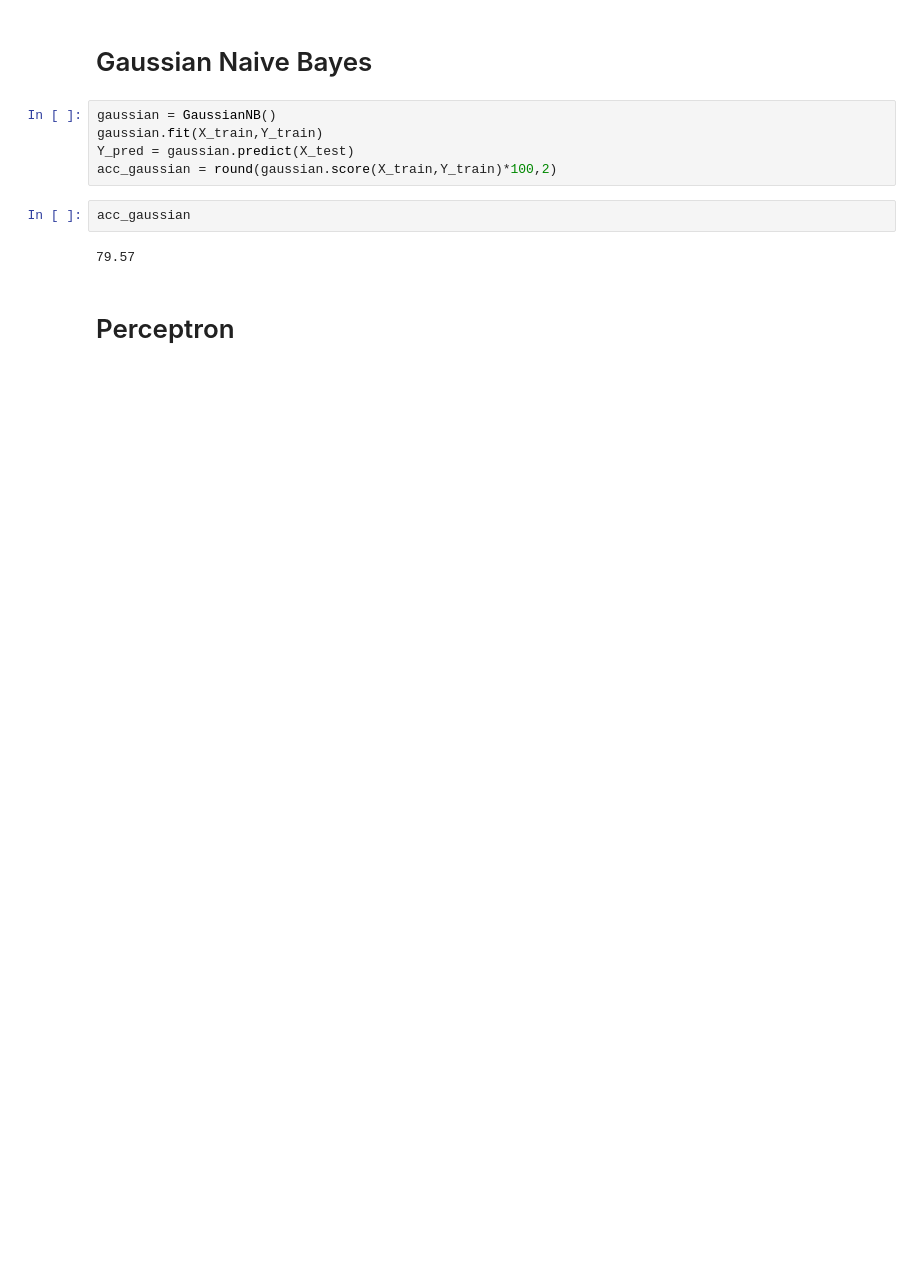
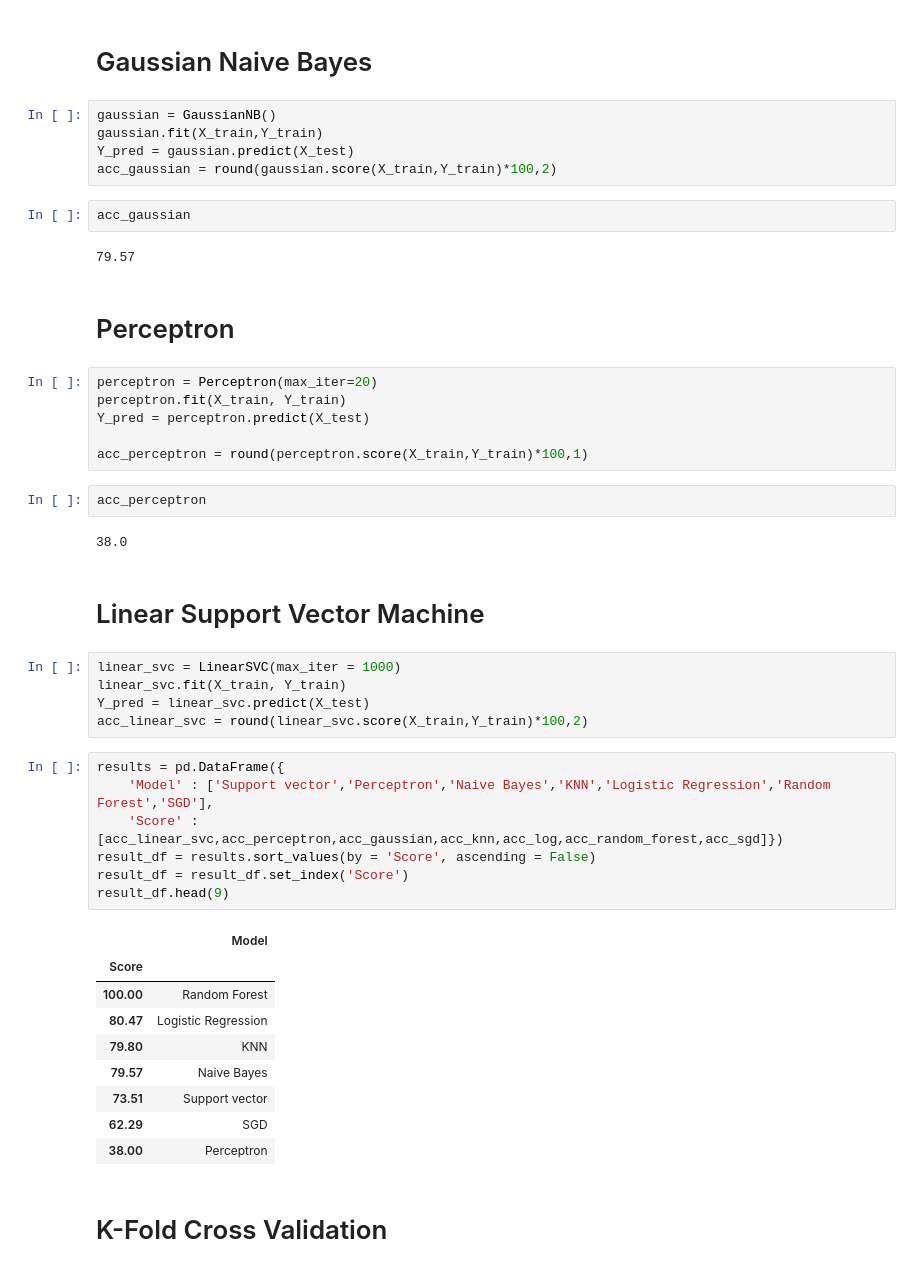
Before and after one commit to sheikhmunim/Titanic-Survival-Prediction-, a Jupyter notebook: Titanic Survival Predictions .ipynb, the cells around one changed output. Cells and saved outputs as stored; diff of their text form; blank space fills up the shorter version.

```diff
--- a/Titanic Survival Predictions .ipynb
+++ b/Titanic Survival Predictions .ipynb
@@ -355,3 +365,39 @@ acc_gaussian
 79.57
 # %% [markdown]
 # Perceptron
+# %%
+perceptron = Perceptron(max_iter=20)
+perceptron.fit(X_train, Y_train)
+Y_pred = perceptron.predict(X_test)
+
+acc_perceptron = round(perceptron.score(X_train,Y_train)*100,1)
+# %%
+acc_perceptron
+# %% [output]
+38.0
+# %% [markdown]
+# Linear Support Vector Machine
+# %%
+linear_svc = LinearSVC(max_iter = 1000)
+linear_svc.fit(X_train, Y_train)
+Y_pred = linear_svc.predict(X_test)
+acc_linear_svc = round(linear_svc.score(X_train,Y_train)*100,2)
+# %%
+results = pd.DataFrame({
+    'Model' : ['Support vector','Perceptron','Naive Bayes','KNN','Logistic Regression','Random Forest','SGD'],
+    'Score' : [acc_linear_svc,acc_perceptron,acc_gaussian,acc_knn,acc_log,acc_random_forest,acc_sgd]})
+result_df = results.sort_values(by = 'Score', ascending = False)
+result_df = result_df.set_index('Score')
+result_df.head(9)
+# %% [output]
+|  | Model |
+| Score |  |
+| 100.00 | Random Forest |
+| 80.47 | Logistic Regression |
+| 79.80 | KNN |
+| 79.57 | Naive Bayes |
+| 73.51 | Support vector |
+| 62.29 | SGD |
+| 38.00 | Perceptron |
+# %% [markdown]
+# K-Fold Cross Validation
```
Also changed, not shown: parts of 7 cells of this notebook.
